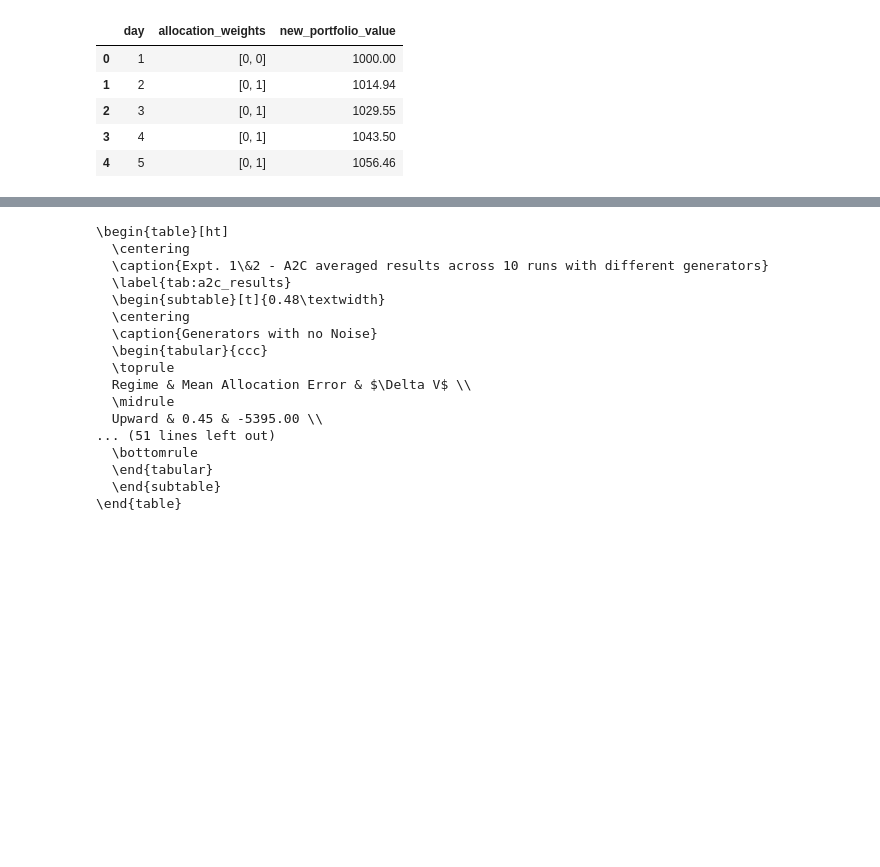
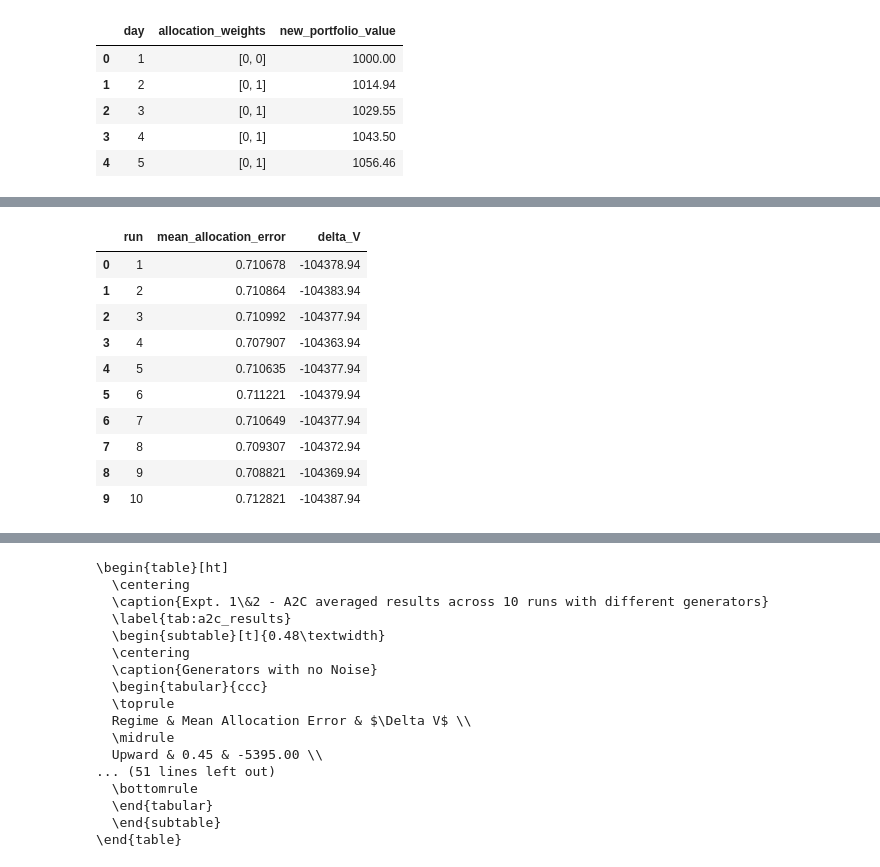
Before and after one commit to MSCA-DN-Digital-Finance/WP3_eXplainable_and_Fair_AI, a Jupyter notebook: IRP1/Code/rl_project_group_6/experiments/experiment_4/calculate_best_final_portfolio_value.ipynb, the cells around one changed output, grey strips where cells are left out. Drawn from its saved outputs; the diff is of its cells as text; code cells hidden in the pictures; blank space fills up the shorter version.

```diff
--- a/IRP1/Code/rl_project_group_6/experiments/experiment_4/calculate_best_final_portfolio_value.ipynb
+++ b/IRP1/Code/rl_project_group_6/experiments/experiment_4/calculate_best_final_portfolio_value.ipynb
@@ -307,10 +307,13 @@ for agent in agents:
             df = pd.read_csv(fpath)
             df = df.loc[df['episode'] == 50, ['day', 'allocation_weights', 'new_portfolio_value']]
             df = clean_allocation_df(df)
-
+            print(len(df))
             agent_allocs_array = np.array(df["allocation_weights"].tolist())
             min_len = min(len(agent_allocs_array), len(opt_allocs_array))
             opt_df = optimal_data[regime]
+            if (agent == 'a2c') and (regime == "downward_noise"):
+                agent_allocs_array_check = agent_allocs_array
+                opt_allocs_array_check = opt_allocs_array
 
             error = compute_mean_l2_error(agent_allocs_array[:min_len], opt_allocs_array[:min_len])
             mean_errors.append(error)
@@ -359,0 +364,14 @@ result_dfs['ddpg']['downward_noise']
+# %%
+result_dfs['a2c']['periodic']
+# %% [output]
+|  | run | mean_allocation_error | delta_V |
+| 0 | 1 | 0.710678 | -104378.94 |
+| 1 | 2 | 0.710864 | -104383.94 |
+| 2 | 3 | 0.710992 | -104377.94 |
+| 3 | 4 | 0.707907 | -104363.94 |
+| 4 | 5 | 0.710635 | -104377.94 |
+| 5 | 6 | 0.711221 | -104379.94 |
+| 6 | 7 | 0.710649 | -104377.94 |
+| 7 | 8 | 0.709307 | -104372.94 |
+| 8 | 9 | 0.708821 | -104369.94 |
+| 9 | 10 | 0.712821 | -104387.94 |
```
Also changed, not shown: parts of 6 cells of this notebook, 32 other files.
